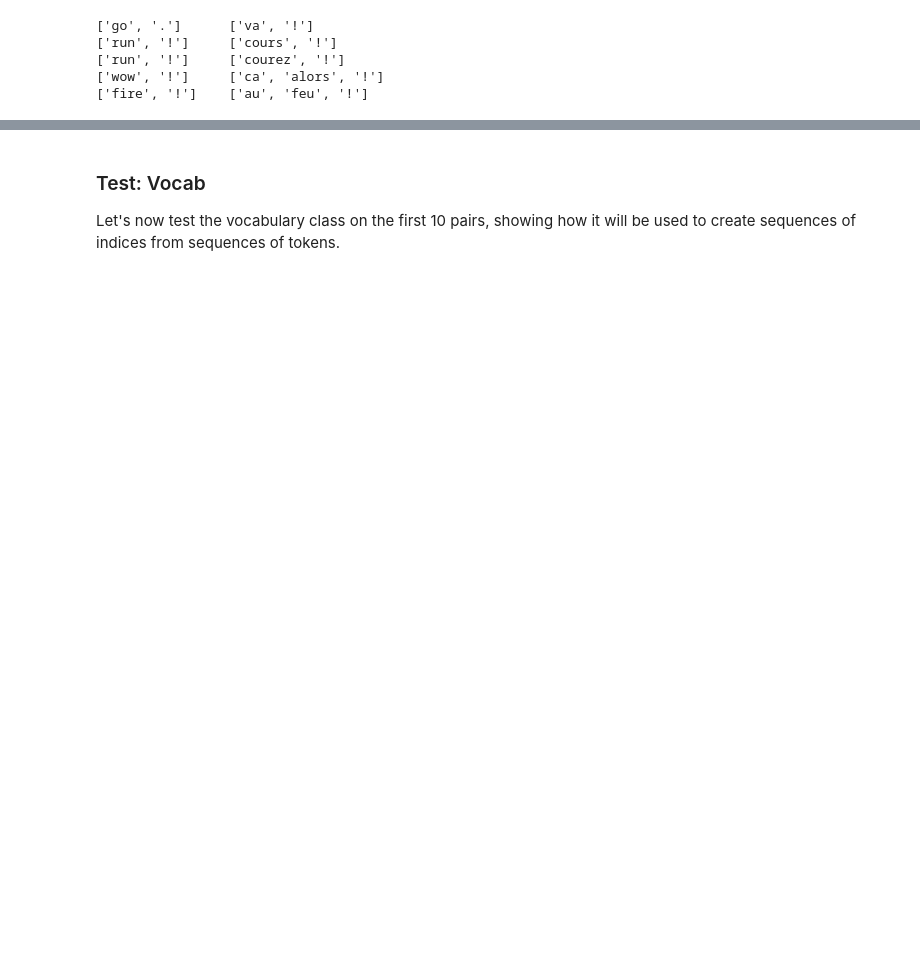
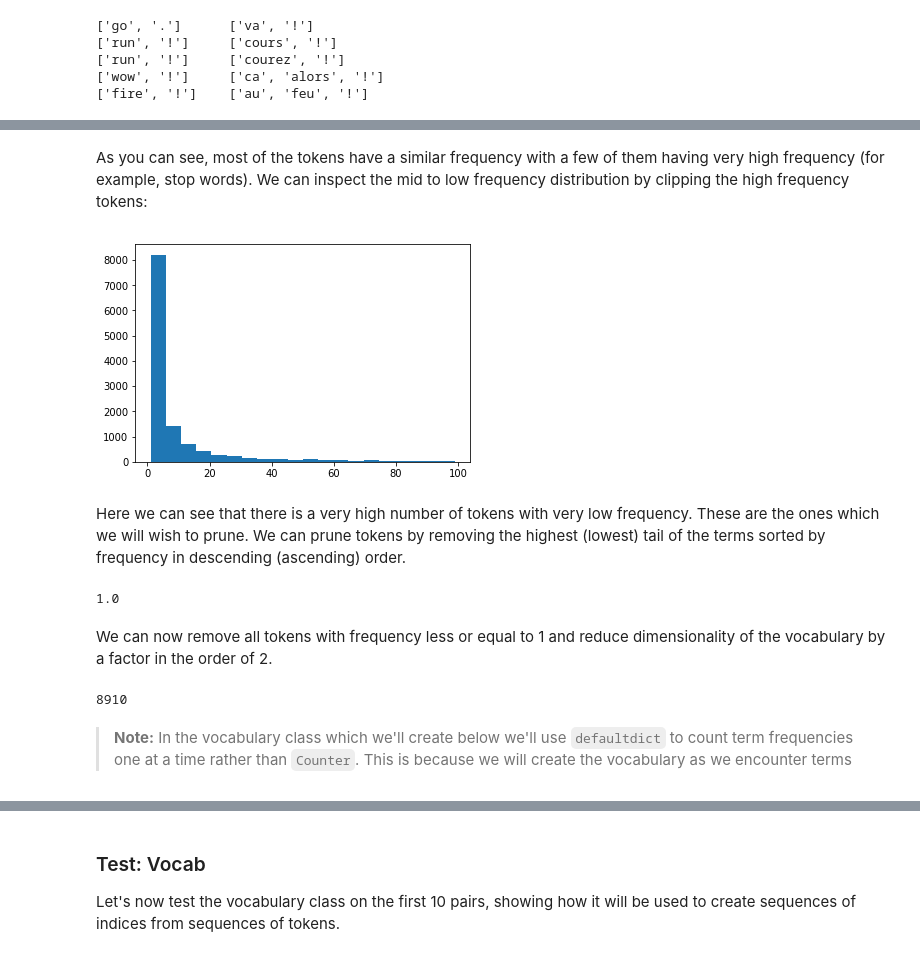
Before and after one commit to JontySinai/artificial_neural_networks, a Jupyter notebook: notebooks/translation-dataset.ipynb, the cells around one changed output, grey strips where cells are left out. Drawn from its saved outputs; the diff is of its cells as text; code cells hidden in the pictures; blank space fills up the shorter version.

```diff
--- a/notebooks/translation-dataset.ipynb
+++ b/notebooks/translation-dataset.ipynb
@@ -144,3 +178,35 @@ Each sentence in each pair is now a sequence of tokens.
+# %% [markdown]
+As you can see, most of the tokens have a similar frequency with a few of them having very high frequency (for example, stop words). We can inspect the mid to low frequency distribution by clipping the high frequency tokens:
+# %%
+plt.hist([freq for _, freq in en_term_frequencies.items() if freq < 100], bins=20)
+plt.show()
+# %% [output]
+[figure, added]
+# %% [markdown]
+Here we can see that there is a very high number of tokens with very low frequency. These are the ones which we will wish to prune. We can prune tokens by removing the highest (lowest) tail of the terms sorted by frequency in descending (ascending) order.
+# %%
+descending_order_percentile = 99
+ascending_order_percentile = 100 - descending_order_percentile
+
+# np.percentile sorts in ascending order by default
+freq_threshold = np.percentile([freq for _, freq in en_term_frequencies.items()], ascending_order_percentile)
+
+print(freq_threshold)
+# %% [output]
+1.0
+# %% [markdown]
+We can now remove all tokens with frequency less or equal to 1 and reduce dimensionality of the vocabulary by a factor in the order of 2.
+# %%
+keep_tokens = []
+for term, freq in en_term_frequencies.items():
+    if freq > freq_threshold:
+        keep_tokens.append(term)
+
+print(len(keep_tokens))
+# %% [output]
+8910
+# %% [markdown]
+>**Note:** In the vocabulary class which we'll create below we'll use `defaultdict` to count term frequencies one at a time rather than `Counter`. This is because we will create the vocabulary as we encounter terms
 # %% [markdown]
 #### Onehot-Vectors
 
```
Also changed, not shown: parts of 35 cells of this notebook.
